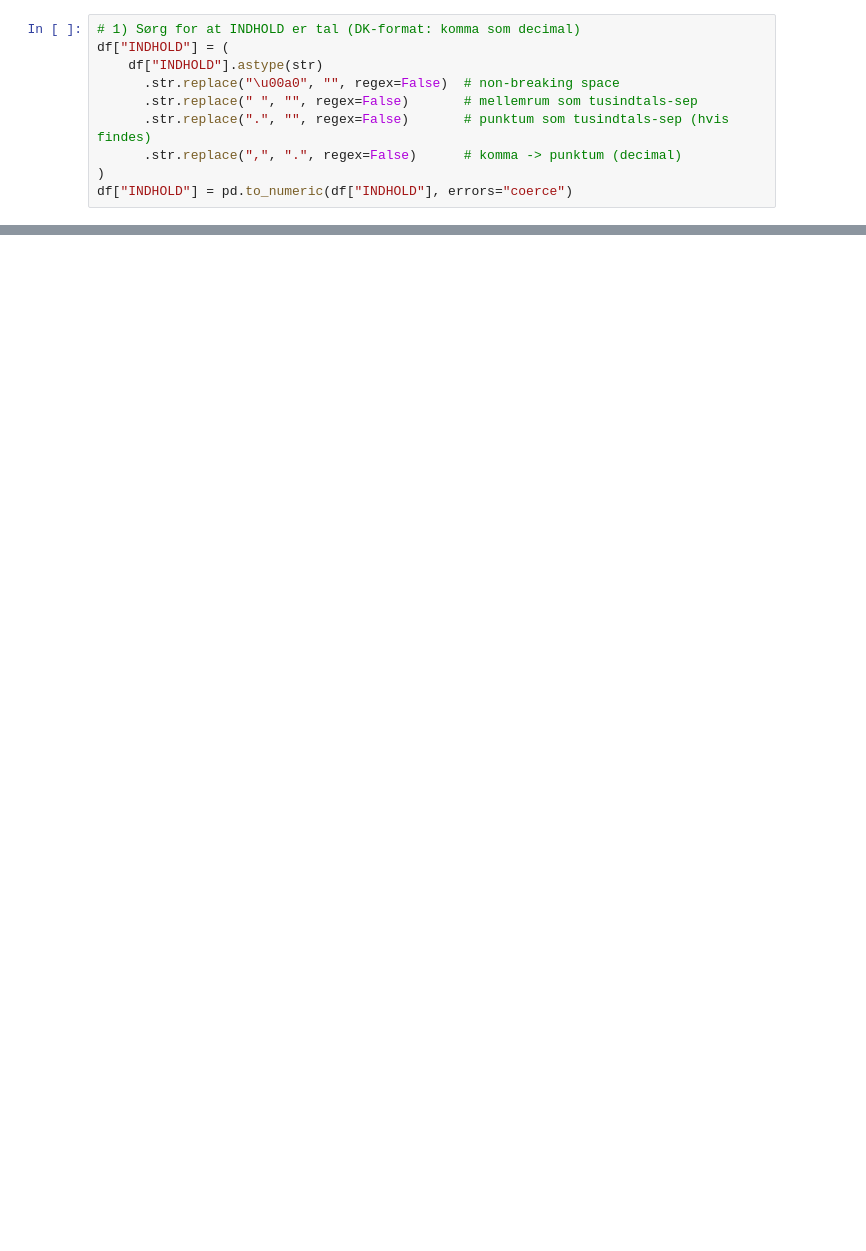
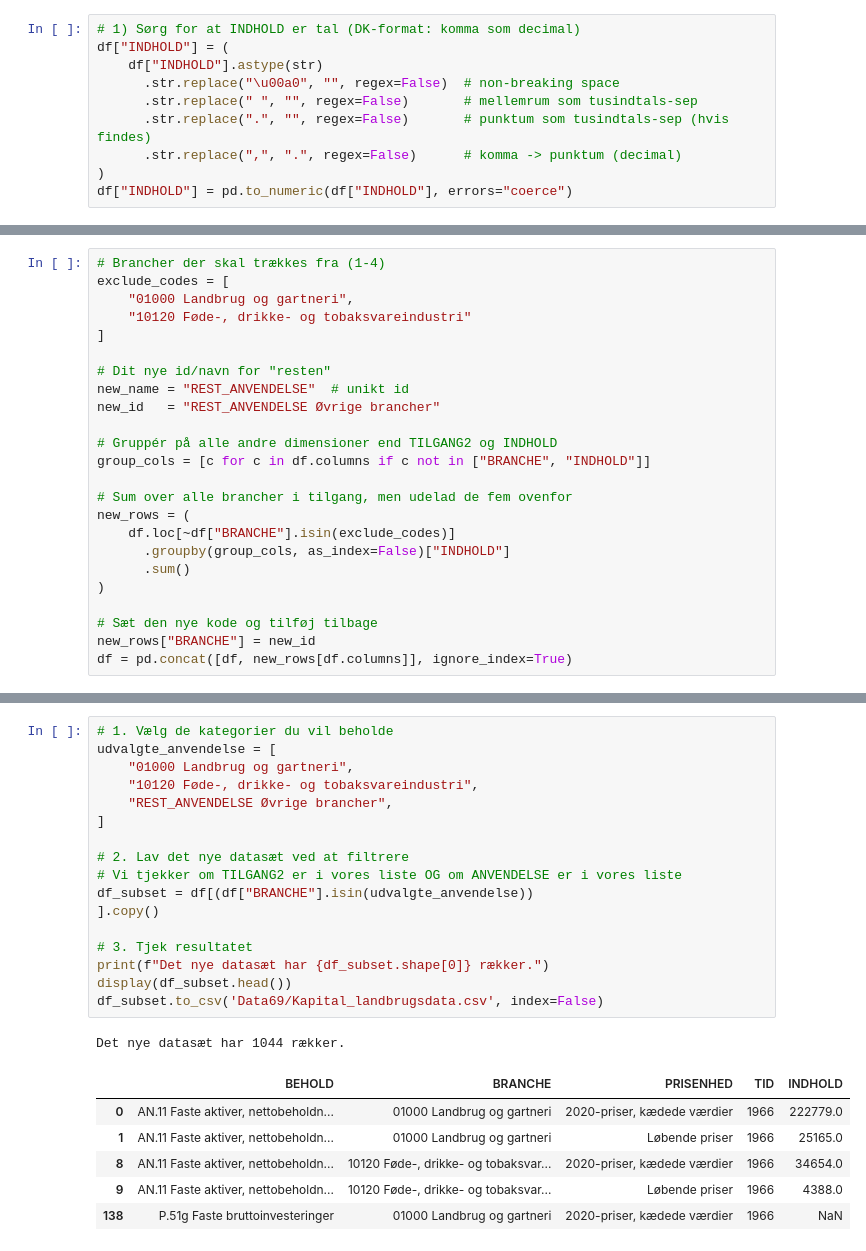
Before and after one commit to PeterStephensen/LandbrugHistorieKalibrering, a Jupyter notebook: Data/Nationalregnskab/Import_NABK69.ipynb, the cells around one changed output, grey strips where cells are left out. Drawn from its saved outputs; the diff is of its cells as text; blank space fills up the shorter version.

```diff
--- a/Data/Nationalregnskab/Import_NABK69.ipynb
+++ b/Data/Nationalregnskab/Import_NABK69.ipynb
@@ -151,0 +213,24 @@ df
+# %%
+# Brancher der skal trækkes fra (1-4)
+exclude_codes = [
+    "01000 Landbrug og gartneri",
+    "10120 Føde-, drikke- og tobaksvareindustri"
+]
+
+# Dit nye id/navn for "resten"
+new_name = "REST_ANVENDELSE"  # unikt id
+new_id   = "REST_ANVENDELSE Øvrige brancher"
+
+# Gruppér på alle andre dimensioner end TILGANG2 og INDHOLD
+group_cols = [c for c in df.columns if c not in ["BRANCHE", "INDHOLD"]]
+
+# Sum over alle brancher i tilgang, men udelad de fem ovenfor
+new_rows = (
+    df.loc[~df["BRANCHE"].isin(exclude_codes)]
+      .groupby(group_cols, as_index=False)["INDHOLD"]
+      .sum()
+)
+
+# Sæt den nye kode og tilføj tilbage
+new_rows["BRANCHE"] = new_id
+df = pd.concat([df, new_rows[df.columns]], ignore_index=True)
@@ -151,0 +258,25 @@ df
+# %%
+# 1. Vælg de kategorier du vil beholde
+udvalgte_anvendelse = [
+    "01000 Landbrug og gartneri",
+    "10120 Føde-, drikke- og tobaksvareindustri",
+    "REST_ANVENDELSE Øvrige brancher",
+]
+
+# 2. Lav det nye datasæt ved at filtrere
+# Vi tjekker om TILGANG2 er i vores liste OG om ANVENDELSE er i vores liste
+df_subset = df[(df["BRANCHE"].isin(udvalgte_anvendelse))
+].copy()
+
+# 3. Tjek resultatet
+print(f"Det nye datasæt har {df_subset.shape[0]} rækker.")
+display(df_subset.head())
+df_subset.to_csv('Data69/Kapital_landbrugsdata.csv', index=False)
+# %% [output]
+Det nye datasæt har 1044 rækker.
+|  | BEHOLD | BRANCHE | PRISENHED | TID | INDHOLD |
+| 0 | AN.11 Faste aktiver, nettobeholdn... | 01000 Landbrug og gartneri | 2020-priser, kædede værdier | 1966 | 222779.0 |
+| 1 | AN.11 Faste aktiver, nettobeholdn... | 01000 Landbrug og gartneri | Løbende priser | 1966 | 25165.0 |
+| 8 | AN.11 Faste aktiver, nettobeholdn... | 10120 Føde-, drikke- og tobaksvar... | 2020-priser, kædede værdier | 1966 | 34654.0 |
+| 9 | AN.11 Faste aktiver, nettobeholdn... | 10120 Føde-, drikke- og tobaksvar... | Løbende priser | 1966 | 4388.0 |
+| 138 | P.51g Faste bruttoinvesteringer | 01000 Landbrug og gartneri | 2020-priser, kædede værdier | 1966 | NaN |
```
Also changed, not shown: parts of 7 cells of this notebook, 24 other files.
